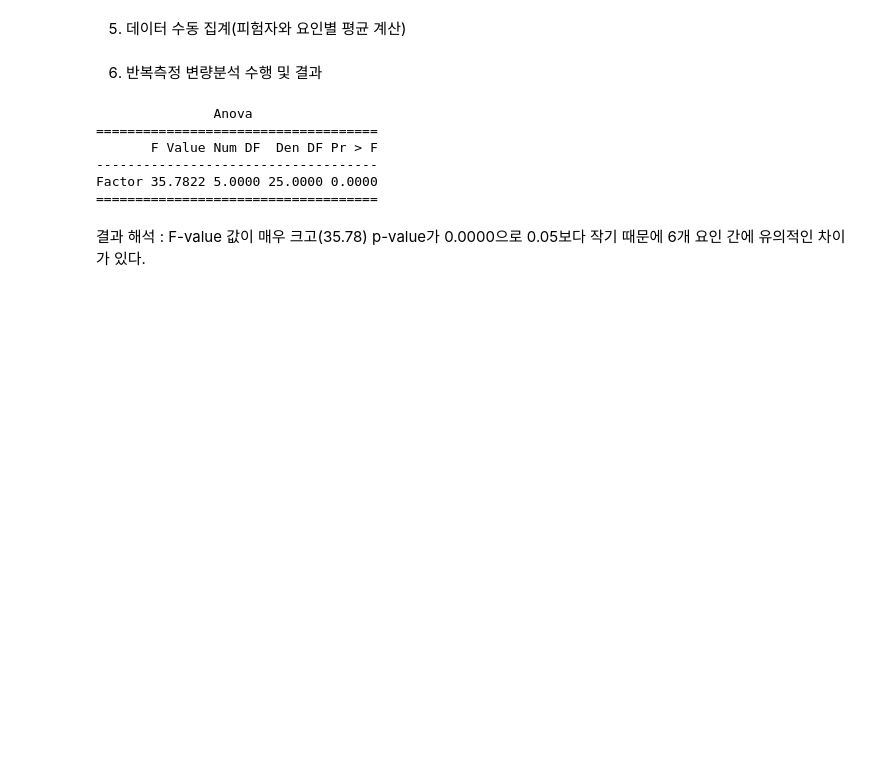
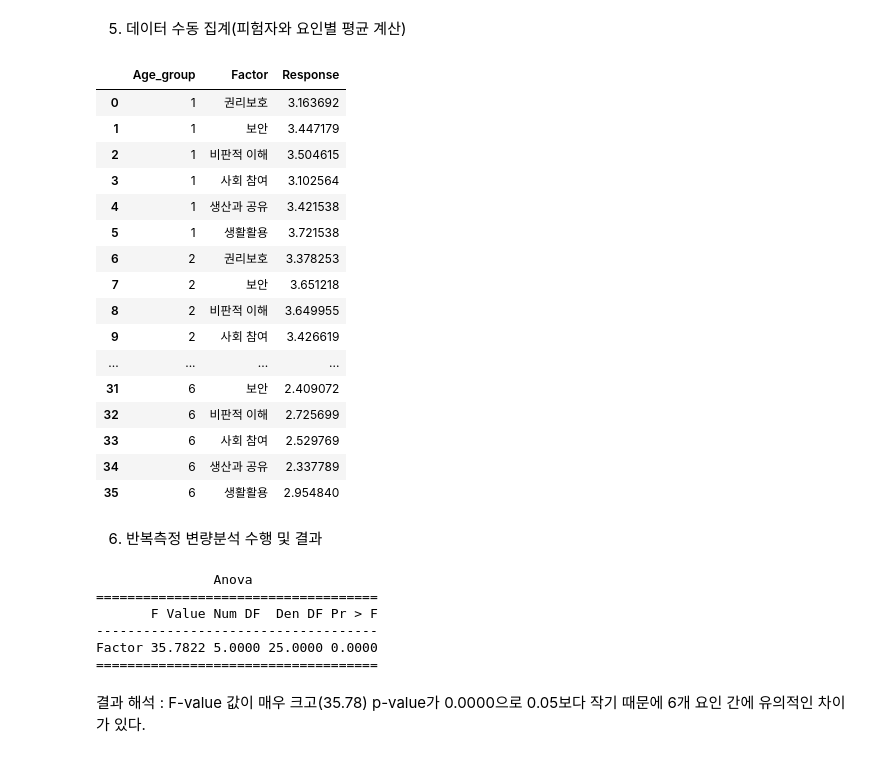
Before and after one commit to abalckpie/professorahn, a Jupyter notebook: 반복측정_변량분석.ipynb, the cells around one changed output. Cells and saved outputs as stored; diff of their text form; code cells hidden in the pictures; blank space fills up the shorter version.

```diff
--- a/반복측정_변량분석.ipynb
+++ b/반복측정_변량분석.ipynb
@@ -52,6 +89,26 @@ long_data['Age_group'] = long_data['Age_group'].astype('category')
 5. 데이터 수동 집계(피험자와 요인별 평균 계산)
 # %%
 agg_data = long_data.groupby(['Age_group', 'Factor']).mean().reset_index()
+# %%
+agg_data
+# %% [output]
+|  | Age_group | Factor | Response |
+| 0 | 1 | 권리보호 | 3.163692 |
+| 1 | 1 | 보안 | 3.447179 |
+| 2 | 1 | 비판적 이해 | 3.504615 |
+| 3 | 1 | 사회 참여 | 3.102564 |
+| 4 | 1 | 생산과 공유 | 3.421538 |
+| 5 | 1 | 생활활용 | 3.721538 |
+| 6 | 2 | 권리보호 | 3.378253 |
+| 7 | 2 | 보안 | 3.651218 |
+| 8 | 2 | 비판적 이해 | 3.649955 |
+| 9 | 2 | 사회 참여 | 3.426619 |
+| ... | ... | ... | ... |
+| 31 | 6 | 보안 | 2.409072 |
+| 32 | 6 | 비판적 이해 | 2.725699 |
+| 33 | 6 | 사회 참여 | 2.529769 |
+| 34 | 6 | 생산과 공유 | 2.337789 |
+| 35 | 6 | 생활활용 | 2.954840 |
 # %% [markdown]
 6. 반복측정 변량분석 수행 및 결과
 # %%
```
Also changed, not shown: parts of 13 cells of this notebook.
